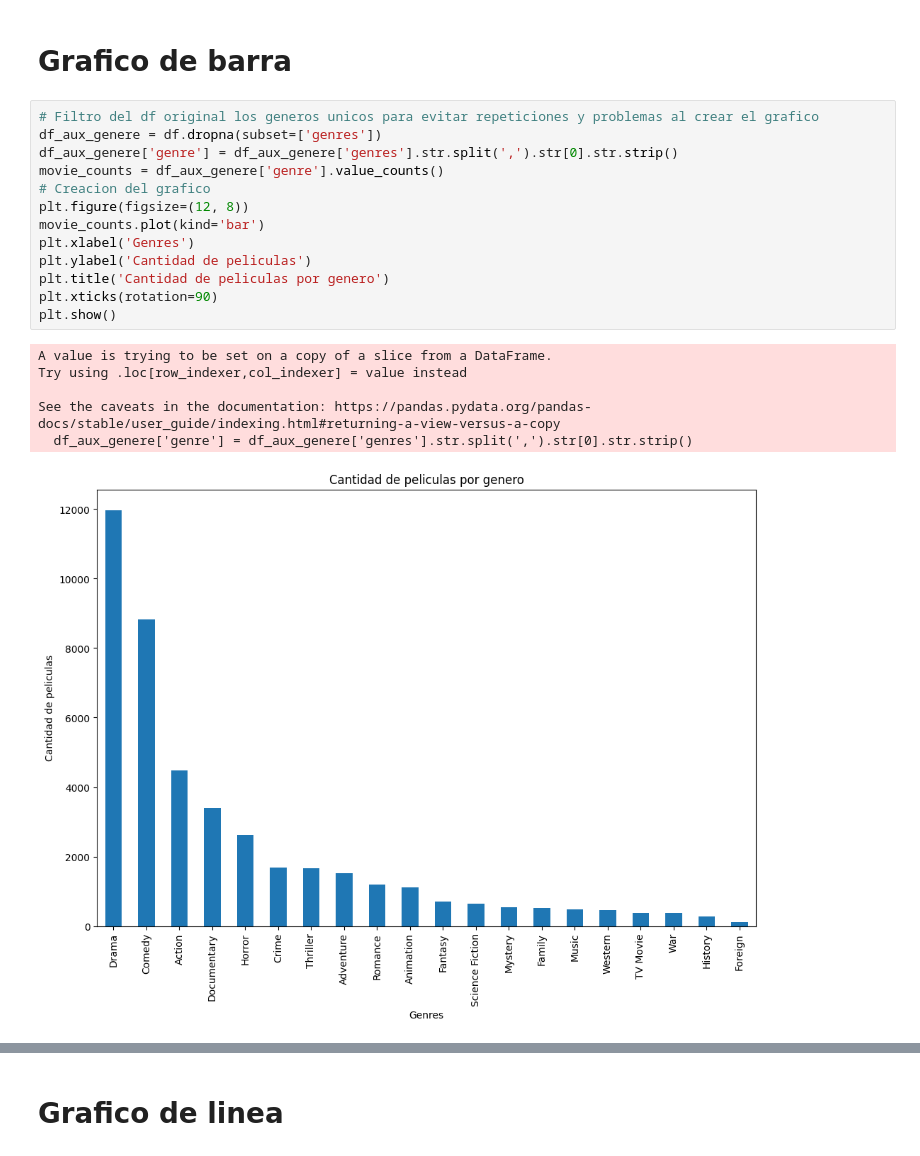
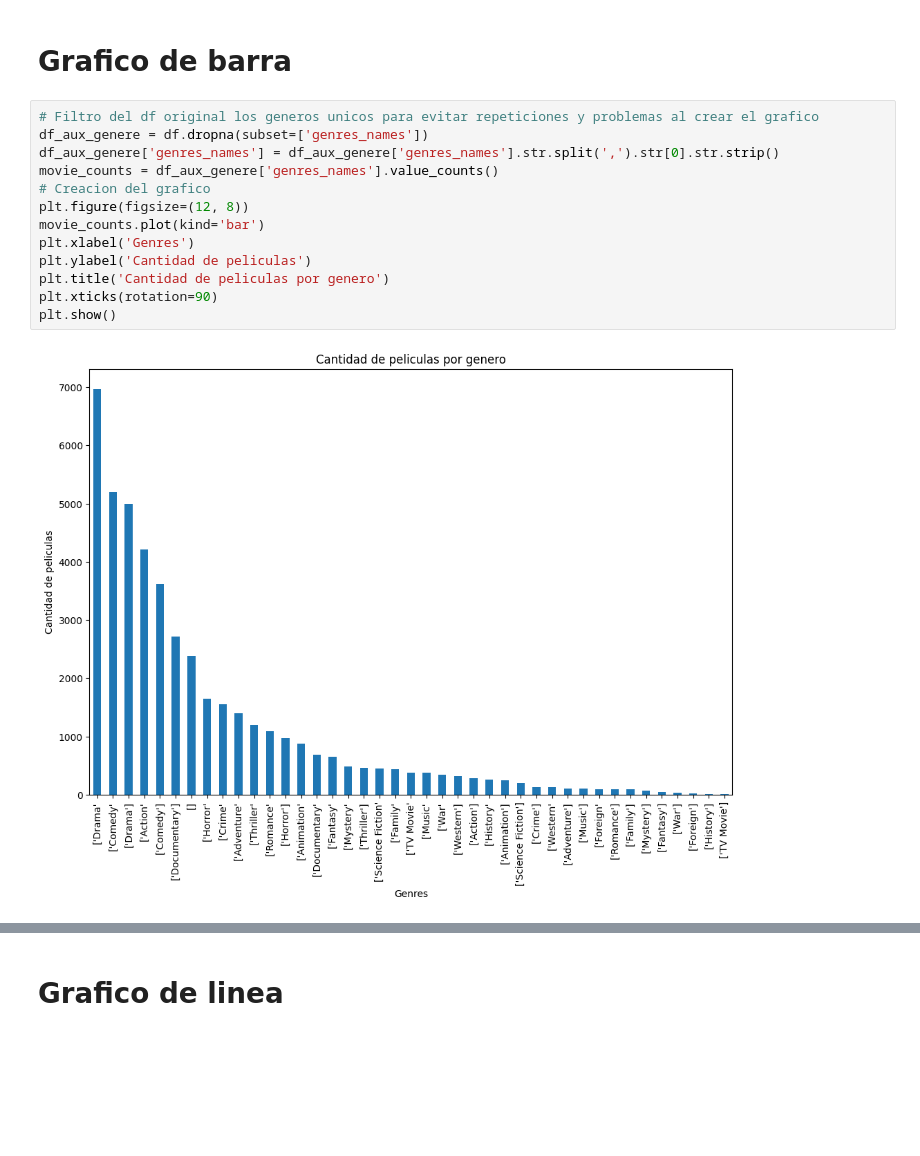
Before and after one commit to SantiMagris01/Proyecto, a Jupyter notebook: EDA.ipynb, the cells around one changed output, grey strips where cells are left out. Cells and saved outputs as stored; diff of their text form; blank space fills up the shorter version.

```diff
--- a/EDA.ipynb
+++ b/EDA.ipynb
@@ -193,21 +174,16 @@ plt.show()
 # Grafico de barra
 # %%
 # Filtro del df original los generos unicos para evitar repeticiones y problemas al crear el grafico
-df_aux_genere = df.dropna(subset=['genres'])
-df_aux_genere['genre'] = df_aux_genere['genres'].str.split(',').str[0].str.strip()
-movie_counts = df_aux_genere['genre'].value_counts()
+df_aux_genere = df.dropna(subset=['genres_names'])
+df_aux_genere['genres_names'] = df_aux_genere['genres_names'].str.split(',').str[0].str.strip()
+movie_counts = df_aux_genere['genres_names'].value_counts()
 # Creacion del grafico
 plt.figure(figsize=(12, 8))
 movie_counts.plot(kind='bar')
 plt.xlabel('Genres')
 plt.ylabel('Cantidad de peliculas')
 plt.title('Cantidad de peliculas por genero')
 plt.xticks(rotation=90)
 plt.show()
 # %% [output]
-A value is trying to be set on a copy of a slice from a DataFrame.
-Try using .loc[row_indexer,col_indexer] = value instead
-
-See the caveats in the documentation: https://pandas.pydata.org/pandas-docs/stable/user_guide/indexing.html#returning-a-view-versus-a-copy
-  df_aux_genere['genre'] = df_aux_genere['genres'].str.split(',').str[0].str.strip()
-[figure, old version]
+[figure, new version]
```
Also changed, not shown: parts of 34 cells of this notebook.
